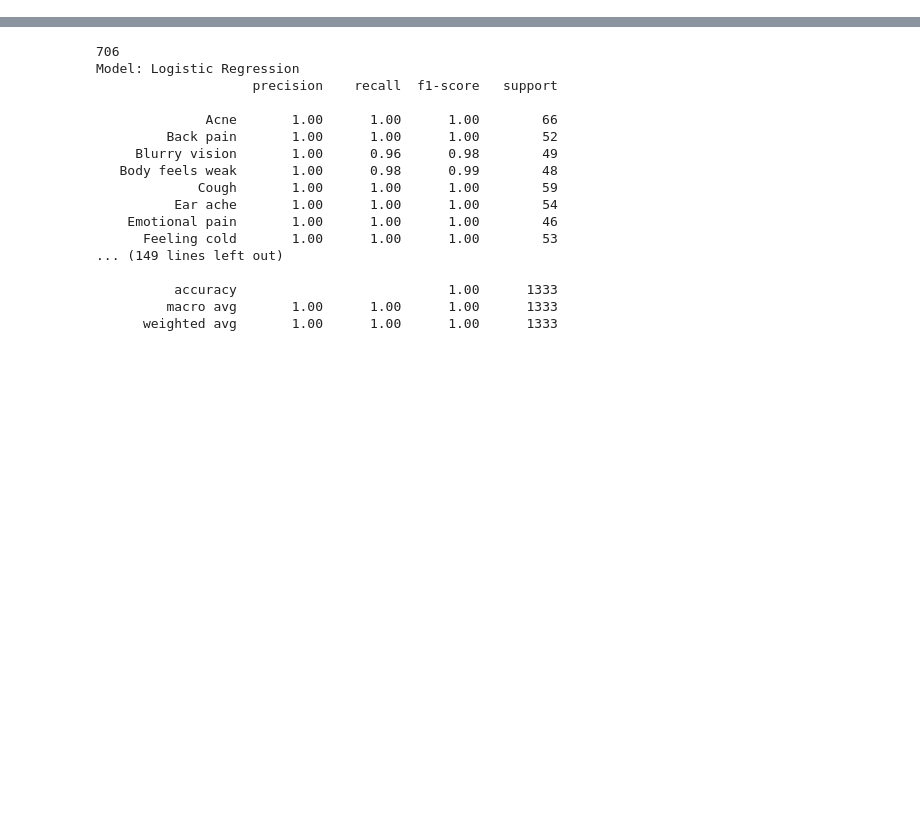
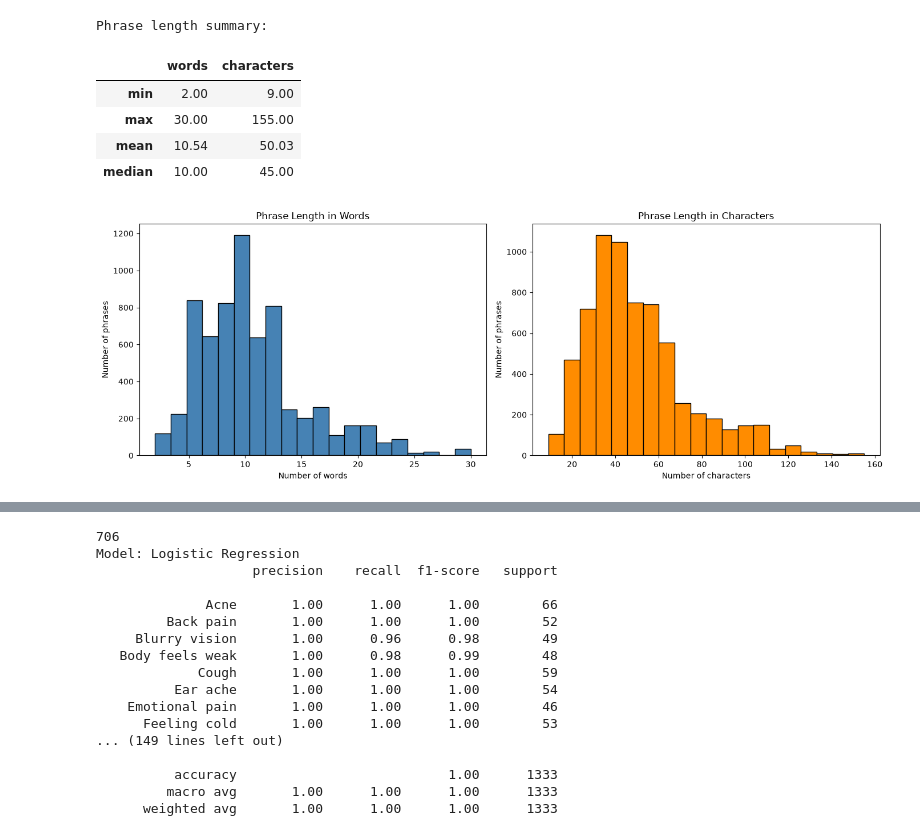
Before and after one commit to tristanm71/COSC4337-final-project, a Jupyter notebook: traditional_ML_models.ipynb, the cells around one changed output, grey strips where cells are left out. Saved outputs shown, nothing was run; the diff lists cells and outputs as text; code cells hidden in the pictures; blank space fills up the shorter version.

```diff
--- a/traditional_ML_models.ipynb
+++ b/traditional_ML_models.ipynb
@@ -0,0 +75,33 @@
+# %%
+# Phrase length analysis
+df['word_length'] = df['phrase'].str.split().str.len()
+df['character_length'] = df['phrase'].str.len()
+
+length_summary = pd.DataFrame({
+    'words': df['word_length'].agg(['min', 'max', 'mean', 'median']),
+    'characters': df['character_length'].agg(['min', 'max', 'mean', 'median'])
+})
+print('Phrase length summary:')
+display(length_summary.round(2))
+
+fig, axes = plt.subplots(1, 2, figsize=(14, 5))
+axes[0].hist(df['word_length'], bins=20, color='steelblue', edgecolor='black')
+axes[0].set_title('Phrase Length in Words')
+axes[0].set_xlabel('Number of words')
+axes[0].set_ylabel('Number of phrases')
+
+axes[1].hist(df['character_length'], bins=20, color='darkorange', edgecolor='black')
+axes[1].set_title('Phrase Length in Characters')
+axes[1].set_xlabel('Number of characters')
+axes[1].set_ylabel('Number of phrases')
+
+plt.tight_layout()
+plt.show()
+# %% [output]
+Phrase length summary:
+|  | words | characters |
+| min | 2.00 | 9.00 |
+| max | 30.00 | 155.00 |
+| mean | 10.54 | 50.03 |
+| median | 10.00 | 45.00 |
+[figure, added]
```
Also changed, not shown: parts of 8 cells of this notebook, 2 other files.
